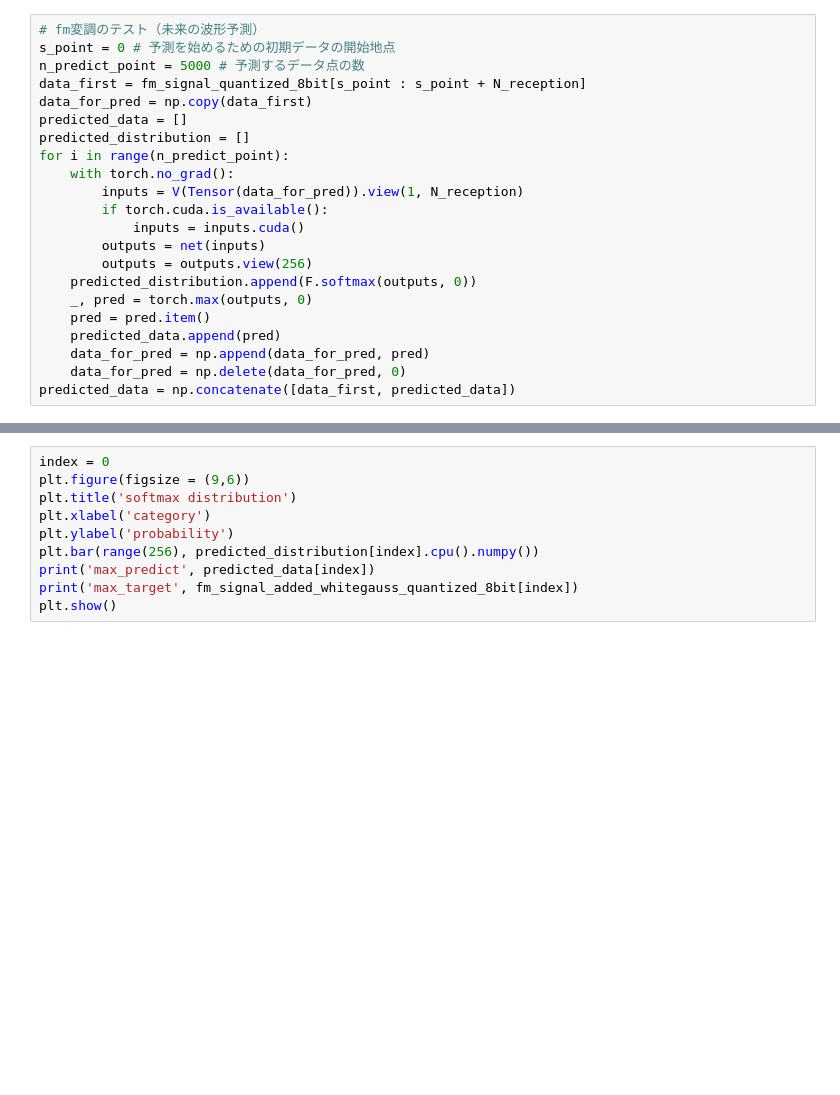
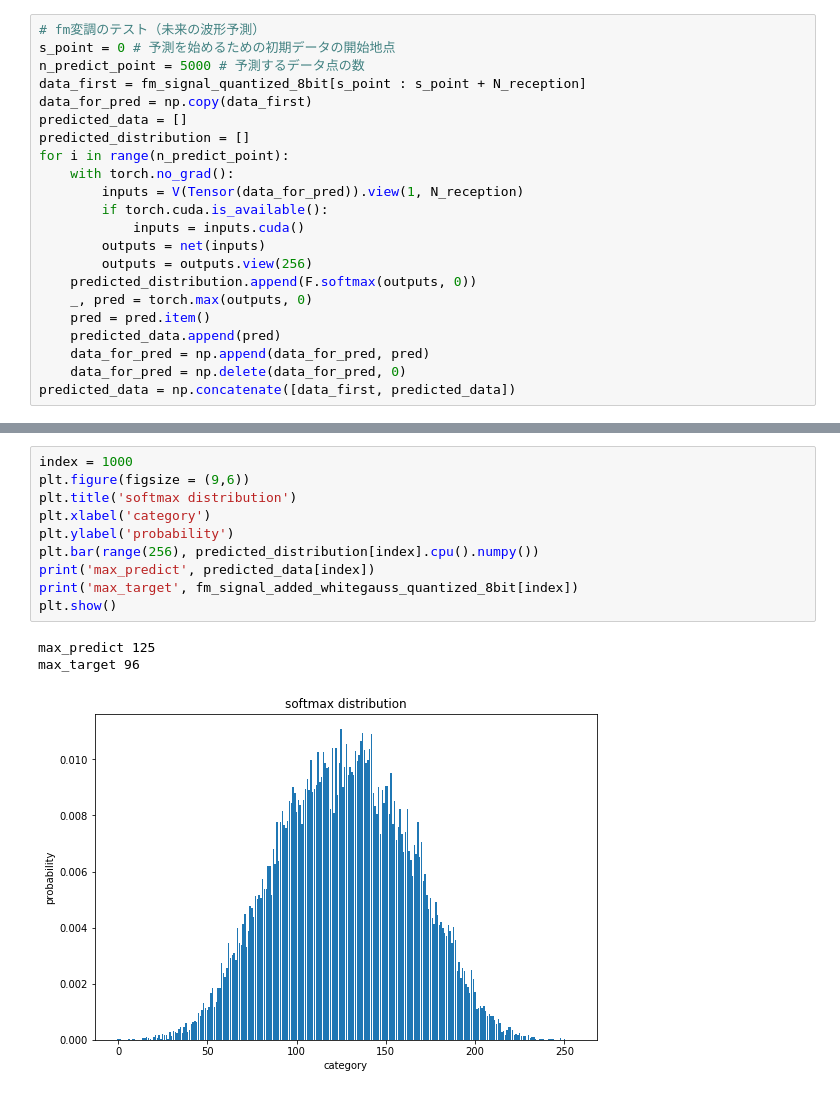
Before and after one commit to cross32768/dilated_conv, a Jupyter notebook: dilated_conv.ipynb, the cells around one changed output, grey strips where cells are left out. Cells and saved outputs as stored; diff of their text form; blank space fills up the shorter version.

```diff
--- a/dilated_conv.ipynb
+++ b/dilated_conv.ipynb
@@ -382,10 +425,14 @@ plt.show()
 # %%
-index = 0
+index = 1000
 plt.figure(figsize = (9,6))
 plt.title('softmax distribution')
 plt.xlabel('category')
 plt.ylabel('probability')
 plt.bar(range(256), predicted_distribution[index].cpu().numpy())
 print('max_predict', predicted_data[index])
 print('max_target', fm_signal_added_whitegauss_quantized_8bit[index])
 plt.show()
+# %% [output]
+max_predict 125
+max_target 96
+[figure, added]
```
Also changed, not shown: parts of 10 cells of this notebook.
